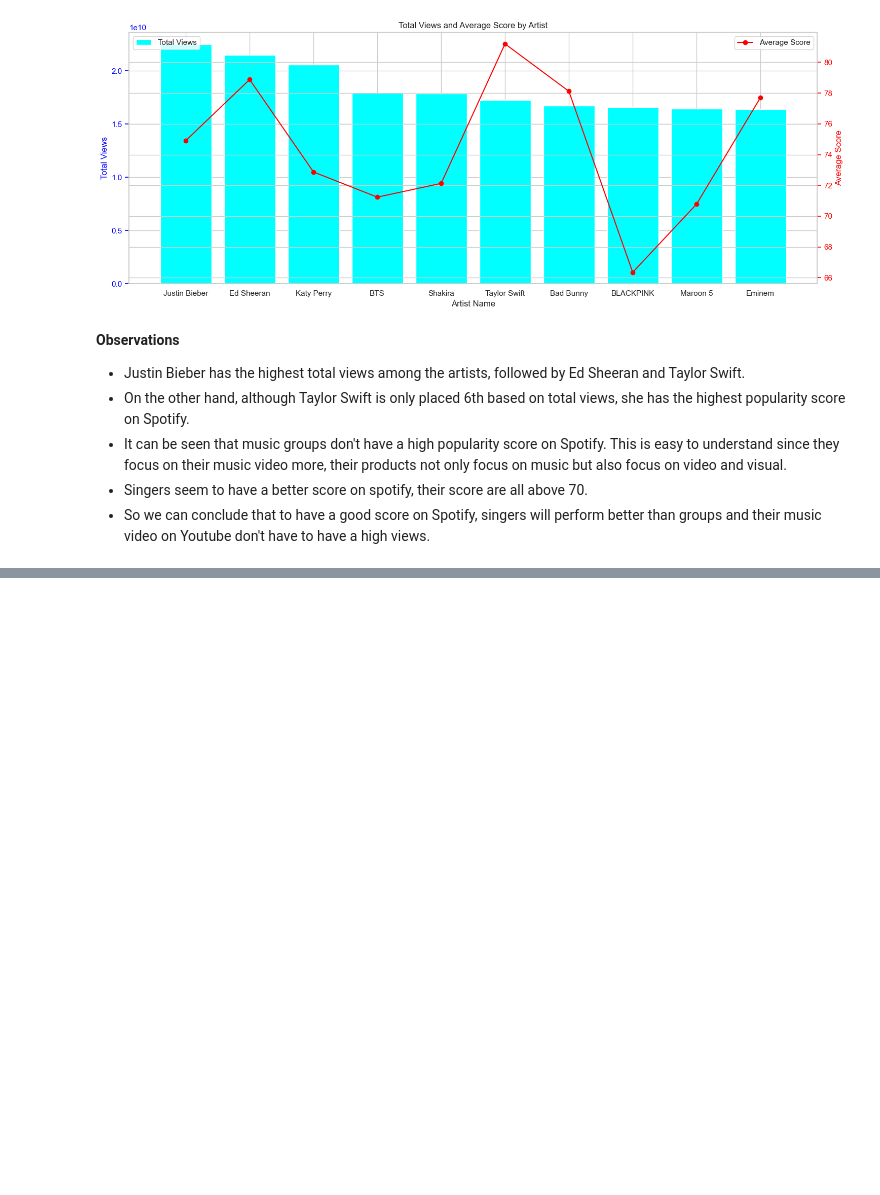
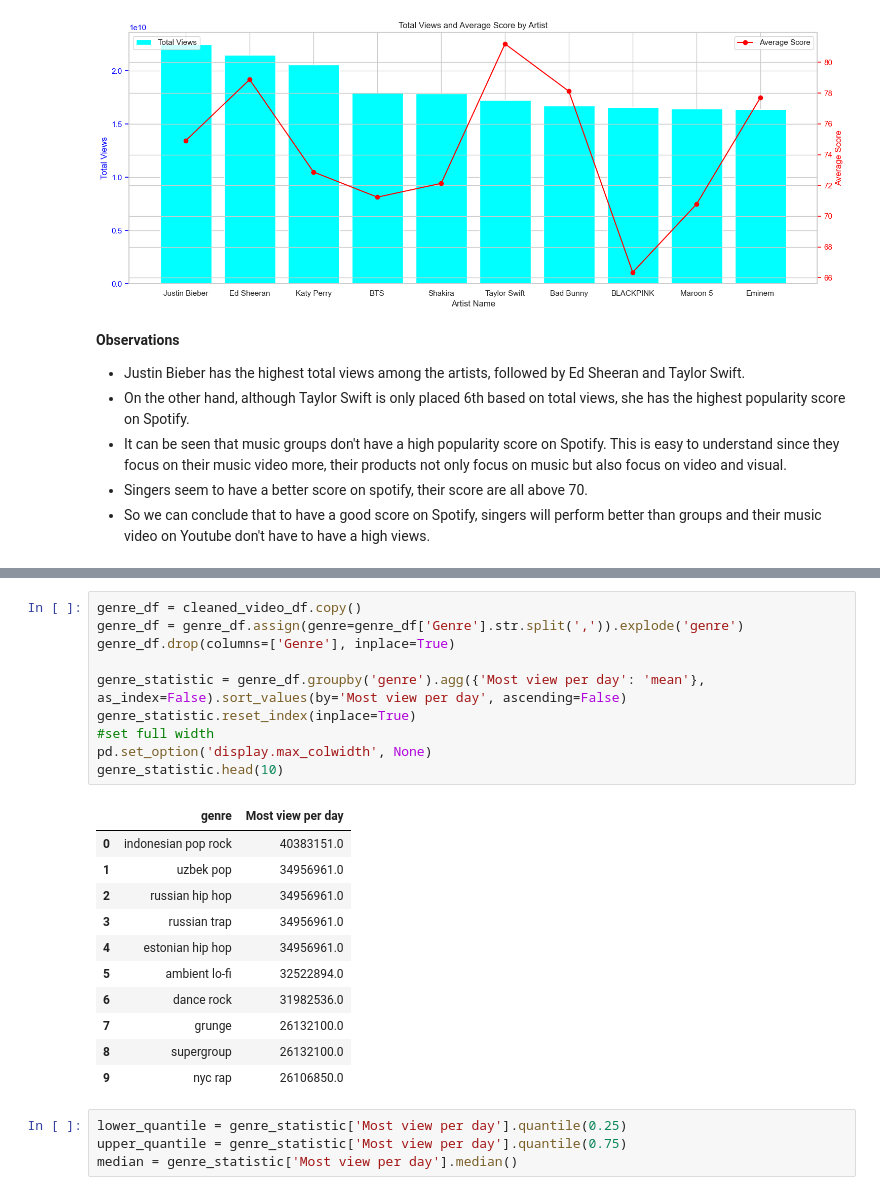
Before and after one commit to danghuynh-bit/youtube_project_DS, a Jupyter notebook: notebooks/3.0_Eda.ipynb, the cells around one changed output, grey strips where cells are left out. Drawn from its saved outputs; the diff is of its cells as text; blank space fills up the shorter version.

```diff
--- a/notebooks/3.0_Eda.ipynb
+++ b/notebooks/3.0_Eda.ipynb
@@ -711,0 +720,26 @@ plt.show()
+# %%
+genre_df = cleaned_video_df.copy()
+genre_df = genre_df.assign(genre=genre_df['Genre'].str.split(',')).explode('genre')
+genre_df.drop(columns=['Genre'], inplace=True)
+
+genre_statistic = genre_df.groupby('genre').agg({'Most view per day': 'mean'}, as_index=False).sort_values(by='Most view per day', ascending=False)
+genre_statistic.reset_index(inplace=True)
+#set full width
+pd.set_option('display.max_colwidth', None)
+genre_statistic.head(10)
+# %% [output]
+|  | genre | Most view per day |
+| 0 | indonesian pop rock | 40383151.0 |
+| 1 | uzbek pop | 34956961.0 |
+| 2 | russian hip hop | 34956961.0 |
+| 3 | russian trap | 34956961.0 |
+| 4 | estonian hip hop | 34956961.0 |
+| 5 | ambient lo-fi | 32522894.0 |
+| 6 | dance rock | 31982536.0 |
+| 7 | grunge | 26132100.0 |
+| 8 | supergroup | 26132100.0 |
+| 9 | nyc rap | 26106850.0 |
+# %%
+lower_quantile = genre_statistic['Most view per day'].quantile(0.25)
+upper_quantile = genre_statistic['Most view per day'].quantile(0.75)
+median = genre_statistic['Most view per day'].median()
```
Also changed, not shown: parts of 66 cells of this notebook.
